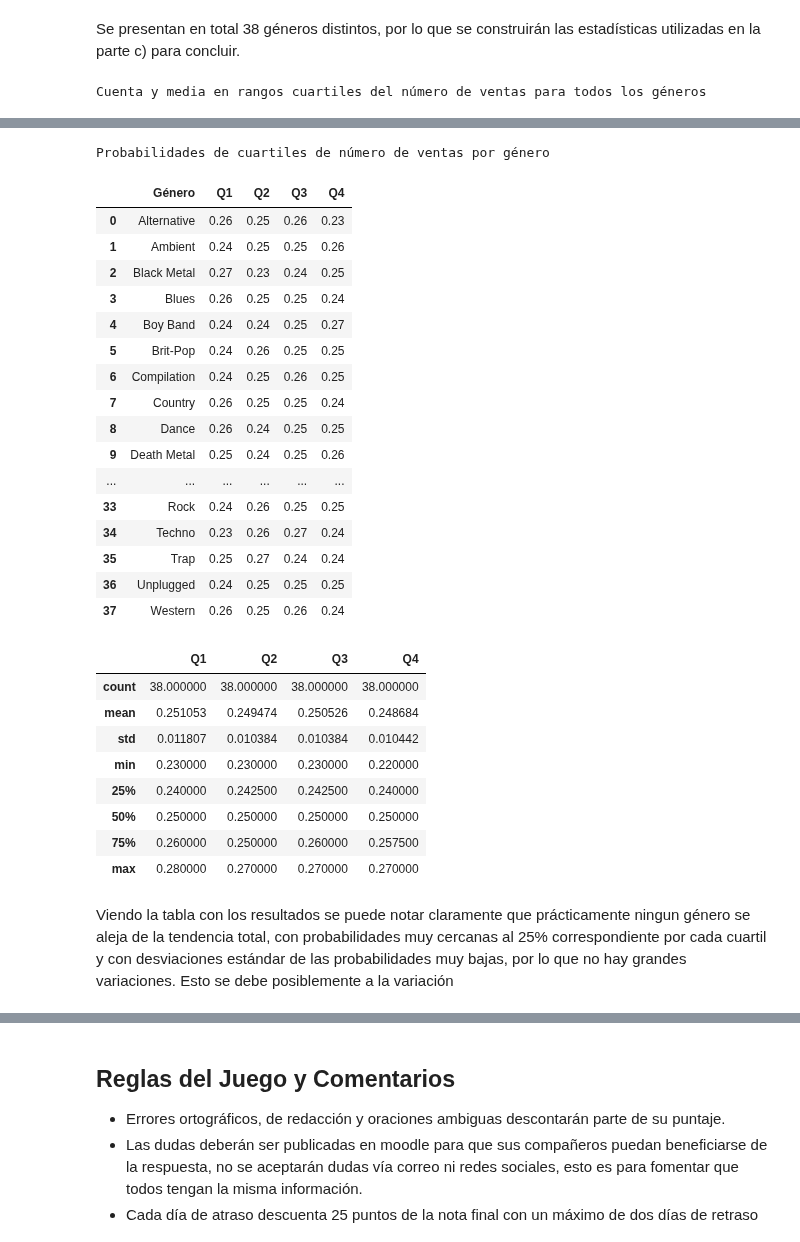
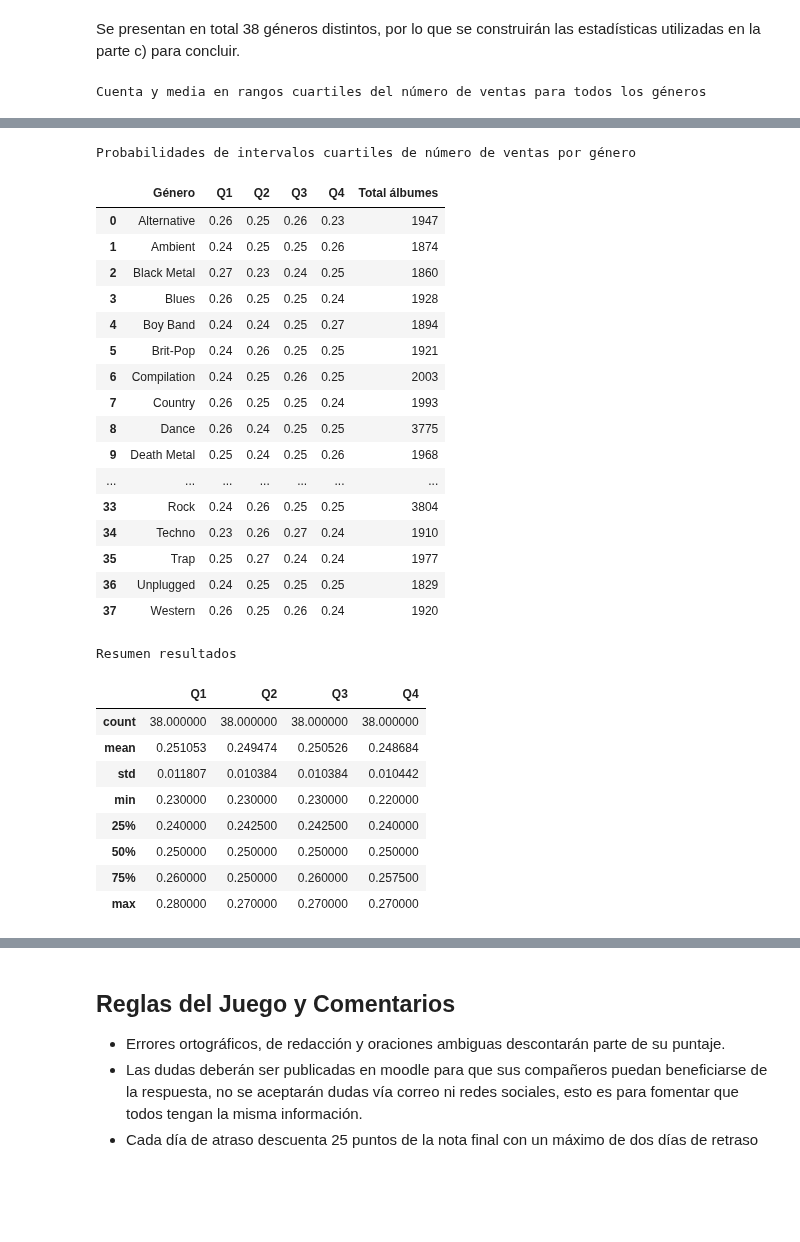
Before and after one commit to jpjorquera/Lab2-Estaca, a Jupyter notebook: Laboratorio 2.ipynb, the cells around one changed output, grey strips where cells are left out. Cells and saved outputs as stored; diff of their text form; code cells hidden in the pictures; blank space fills up the shorter version.

```diff
--- a/Laboratorio 2.ipynb
+++ b/Laboratorio 2.ipynb
@@ -1139,54 +1139,59 @@ Se presentan en total 38 géneros distintos, por lo que se construirán las esta
 # Definir subdivisiones a utilizar
 filtrado = artists_albums.copy().sort_values('num_of_sales')
 relevante = filtrado[['genre', 'num_of_sales']].copy().sort_values('genre')
 generos = relevante.copy().groupby('genre').count()
 
 print('\nCuenta y media en rangos cuartiles del número de ventas para todos los géneros\n')
+# Cuartiles
 filtrado_range = filtrado.groupby(pd.qcut(
     filtrado.num_of_sales, 4))['num_of_sales'].describe()
 display(filtrado_range)
+# Artistas y columnas a trabajar
 relevante_range = relevante.groupby(pd.qcut(
     relevante.num_of_sales, 4)).describe()
 
-print("\nProbabilidades de cuartiles de número de ventas por género\n")
-df = pd.DataFrame(columns=('Género', 'Q1', 'Q2', 'Q3', 'Q4'))
+print("\nProbabilidades de intervalos cuartiles de número de ventas por género\n")
+df = pd.DataFrame(columns=('Género', 'Q1', 'Q2', 'Q3', 'Q4', 'Total álbumes'))
 i=0
 for genero in generos.index:
     seleccion = relevante[relevante.genre == genero].copy()
     largo = len(seleccion)
     # Dividir cantidades en cuartiles
     Q1, Q2, Q3, Q4 = seleccion.groupby(pd.cut(
     seleccion.num_of_sales, [0, 251603.5, 499531.5, 749354.25, 999994.0])).count()['genre']
-    df.loc[i] = [genero, round(Q1/largo, 2), round(Q2/largo, 2), round(Q3/largo, 2), round(Q4/largo, 2)]
+    # Calculo probabilidades
+    df.loc[i] = [genero, round(Q1/largo, 2), round(Q2/largo, 2), round(Q3/largo, 2), round(Q4/largo, 2), largo]
     i+=1
 display(df)
+print('\nResumen resultados\n')
 display(df.describe())
 # %% [output]
 Cuenta y media en rangos cuartiles del número de ventas para todos los géneros
 |  | count | mean | std | min | 25% | 50% | 75% | max |
 | num_of_sales |  |  |  |  |  |  |  |  |
 | (1008.999, 251603.5] | 25000.0 | 126281.28296 | 72582.462198 | 1009.0 | 62523.75 | 126677.0 | 189077.00 | 251596.0 |
 | (251603.5, 499531.5] | 25000.0 | 375085.21676 | 71783.271784 | 251606.0 | 313353.25 | 373655.5 | 438019.50 | 499529.0 |
 | (499531.5, 749354.25] | 25000.0 | 624209.52456 | 71933.900156 | 499534.0 | 561950.00 | 624071.5 | 686059.25 | 749353.0 |
 | (749354.25, 999994.0] | 25000.0 | 874602.88196 | 72325.671605 | 749358.0 | 811479.00 | 875191.0 | 936712.75 | 999994.0 |
-Probabilidades de cuartiles de número de ventas por género
+Probabilidades de intervalos cuartiles de número de ventas por género
-|  | Género | Q1 | Q2 | Q3 | Q4 |
-| 0 | Alternative | 0.26 | 0.25 | 0.26 | 0.23 |
-| 1 | Ambient | 0.24 | 0.25 | 0.25 | 0.26 |
-| 2 | Black Metal | 0.27 | 0.23 | 0.24 | 0.25 |
-| 3 | Blues | 0.26 | 0.25 | 0.25 | 0.24 |
-| 4 | Boy Band | 0.24 | 0.24 | 0.25 | 0.27 |
-| 5 | Brit-Pop | 0.24 | 0.26 | 0.25 | 0.25 |
-| 6 | Compilation | 0.24 | 0.25 | 0.26 | 0.25 |
-| 7 | Country | 0.26 | 0.25 | 0.25 | 0.24 |
-| 8 | Dance | 0.26 | 0.24 | 0.25 | 0.25 |
-| 9 | Death Metal | 0.25 | 0.24 | 0.25 | 0.26 |
-| ... | ... | ... | ... | ... | ... |
-| 33 | Rock | 0.24 | 0.26 | 0.25 | 0.25 |
-| 34 | Techno | 0.23 | 0.26 | 0.27 | 0.24 |
-| 35 | Trap | 0.25 | 0.27 | 0.24 | 0.24 |
-| 36 | Unplugged | 0.24 | 0.25 | 0.25 | 0.25 |
-| 37 | Western | 0.26 | 0.25 | 0.26 | 0.24 |
+|  | Género | Q1 | Q2 | Q3 | Q4 | Total álbumes |
+| 0 | Alternative | 0.26 | 0.25 | 0.26 | 0.23 | 1947 |
+| 1 | Ambient | 0.24 | 0.25 | 0.25 | 0.26 | 1874 |
+| 2 | Black Metal | 0.27 | 0.23 | 0.24 | 0.25 | 1860 |
+| 3 | Blues | 0.26 | 0.25 | 0.25 | 0.24 | 1928 |
+| 4 | Boy Band | 0.24 | 0.24 | 0.25 | 0.27 | 1894 |
+| 5 | Brit-Pop | 0.24 | 0.26 | 0.25 | 0.25 | 1921 |
+| 6 | Compilation | 0.24 | 0.25 | 0.26 | 0.25 | 2003 |
+| 7 | Country | 0.26 | 0.25 | 0.25 | 0.24 | 1993 |
+| 8 | Dance | 0.26 | 0.24 | 0.25 | 0.25 | 3775 |
+| 9 | Death Metal | 0.25 | 0.24 | 0.25 | 0.26 | 1968 |
+| ... | ... | ... | ... | ... | ... | ... |
+| 33 | Rock | 0.24 | 0.26 | 0.25 | 0.25 | 3804 |
+| 34 | Techno | 0.23 | 0.26 | 0.27 | 0.24 | 1910 |
+| 35 | Trap | 0.25 | 0.27 | 0.24 | 0.24 | 1977 |
+| 36 | Unplugged | 0.24 | 0.25 | 0.25 | 0.25 | 1829 |
+| 37 | Western | 0.26 | 0.25 | 0.26 | 0.24 | 1920 |
+Resumen resultados
 |  | Q1 | Q2 | Q3 | Q4 |
 | count | 38.000000 | 38.000000 | 38.000000 | 38.000000 |
 | mean | 0.251053 | 0.249474 | 0.250526 | 0.248684 |
@@ -1196,5 +1201,3 @@ Probabilidades de cuartiles de número de ventas por género
 | 50% | 0.250000 | 0.250000 | 0.250000 | 0.250000 |
 | 75% | 0.260000 | 0.250000 | 0.260000 | 0.257500 |
 | max | 0.280000 | 0.270000 | 0.270000 | 0.270000 |
-# %% [markdown]
-Viendo la tabla con los resultados se puede notar claramente que prácticamente ningun género se aleja de la tendencia total, con probabilidades muy cercanas al 25% correspondiente por cada cuartil y con desviaciones estándar de las probabilidades muy bajas, por lo que no hay grandes variaciones. Esto se debe posiblemente a la variación
```
Also changed, not shown: parts of 3 cells of this notebook.
